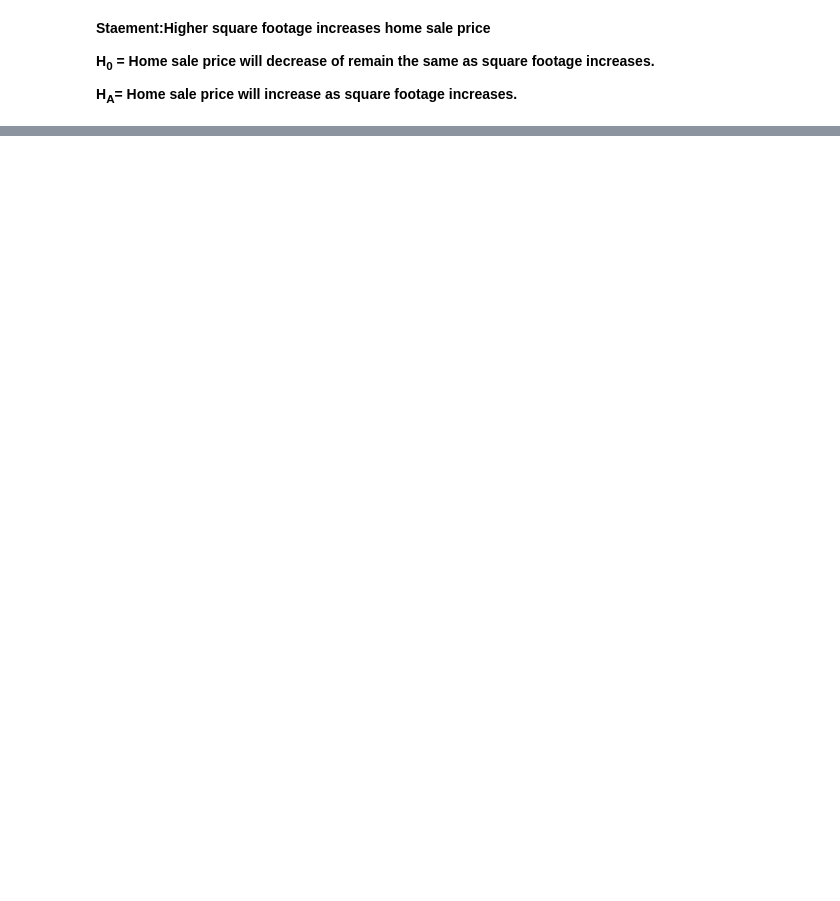
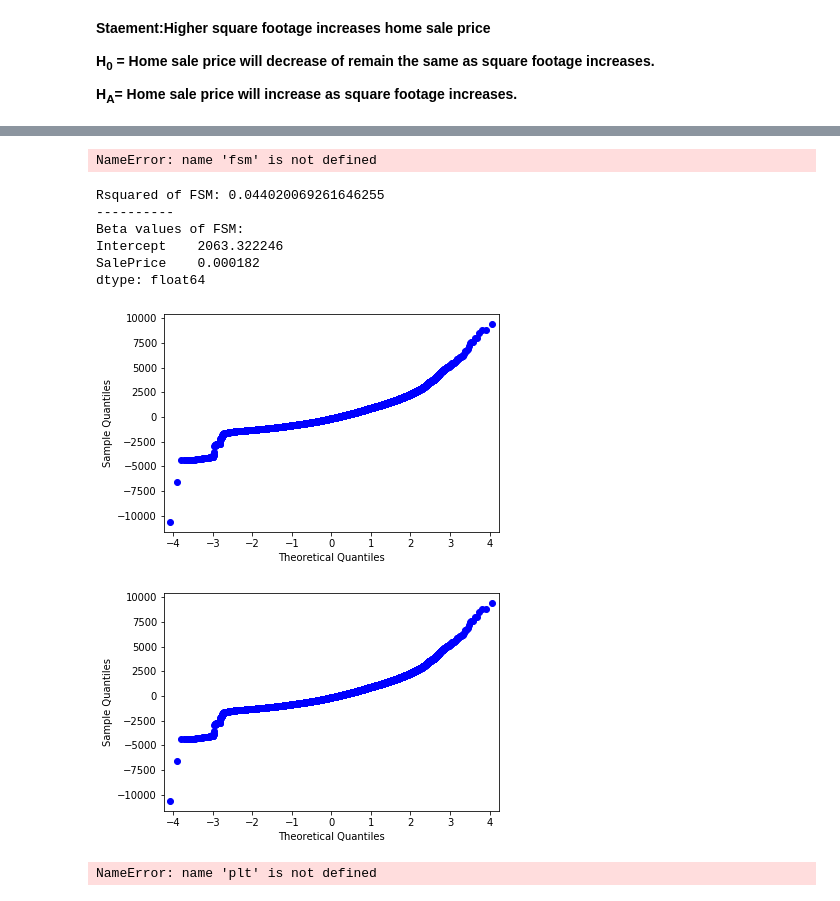
Before and after one commit to chum46/housing_sales_king_county, a Jupyter notebook: notebooks/exploratory/02_js_exploratory_questions_1.ipynb, the cells around one changed output, grey strips where cells are left out. Drawn from its saved outputs; the diff is of its cells as text; code cells hidden in the pictures; blank space fills up the shorter version.

```diff
--- a/notebooks/exploratory/02_js_exploratory_questions_1.ipynb
+++ b/notebooks/exploratory/02_js_exploratory_questions_1.ipynb
@@ -101,0 +169,29 @@ fsm_df
+# %%
+fsm.summary()
+# %% [output]
+NameError: name 'fsm' is not defined
+# %%
+
+rsquared = fsm.rsquared
+params = fsm.params
+
+print(f'Rsquared of FSM: {rsquared}')
+print('----------')
+print('Beta values of FSM:')
+print(params)
+# %% [output]
+Rsquared of FSM: 0.044020069261646255
+----------
+Beta values of FSM:
+Intercept    2063.322246
+SalePrice    0.000182
+dtype: float64
+# %%
+
+fsm_resids = fsm.resid
+
+import statsmodels.api as sm
+sm.qqplot(fsm_resids)
+# %% [output]
+[figure, added]
+[figure, added]
@@ -101,0 +200,6 @@ fsm_df
+# %%
+# plot y_hat against the residuals (stored in fsm_resids) in a scatter plot
+plt.scatter(y_hat, fsm_resids );
+# Your code here
+# %% [output]
+NameError: name 'plt' is not defined
```
Also changed, not shown: parts of 23 cells of this notebook, 4 other files.
